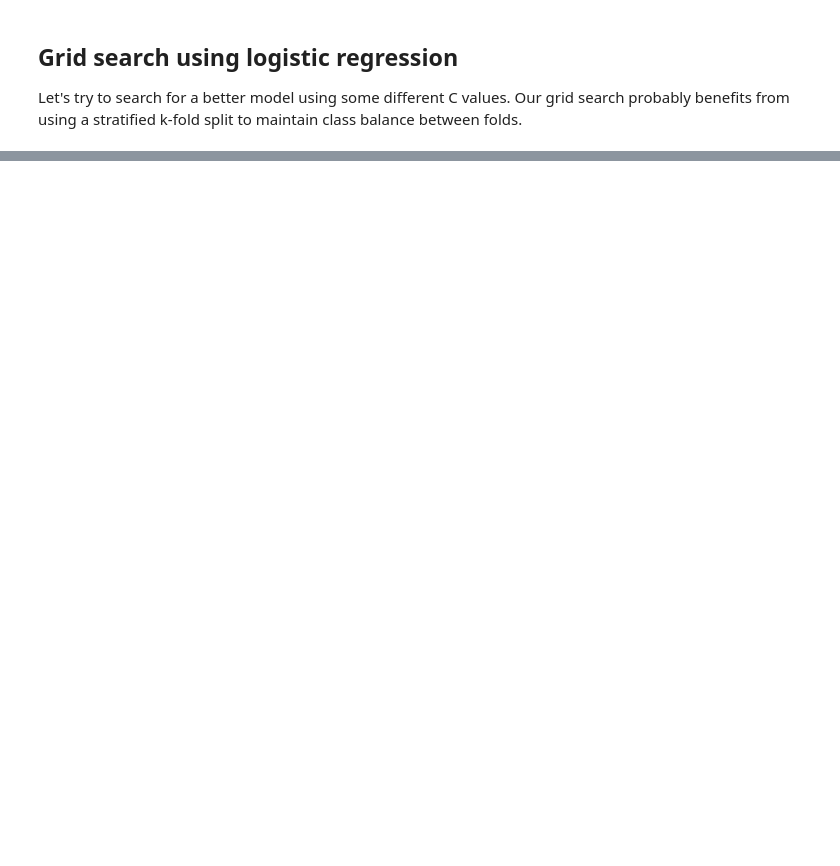
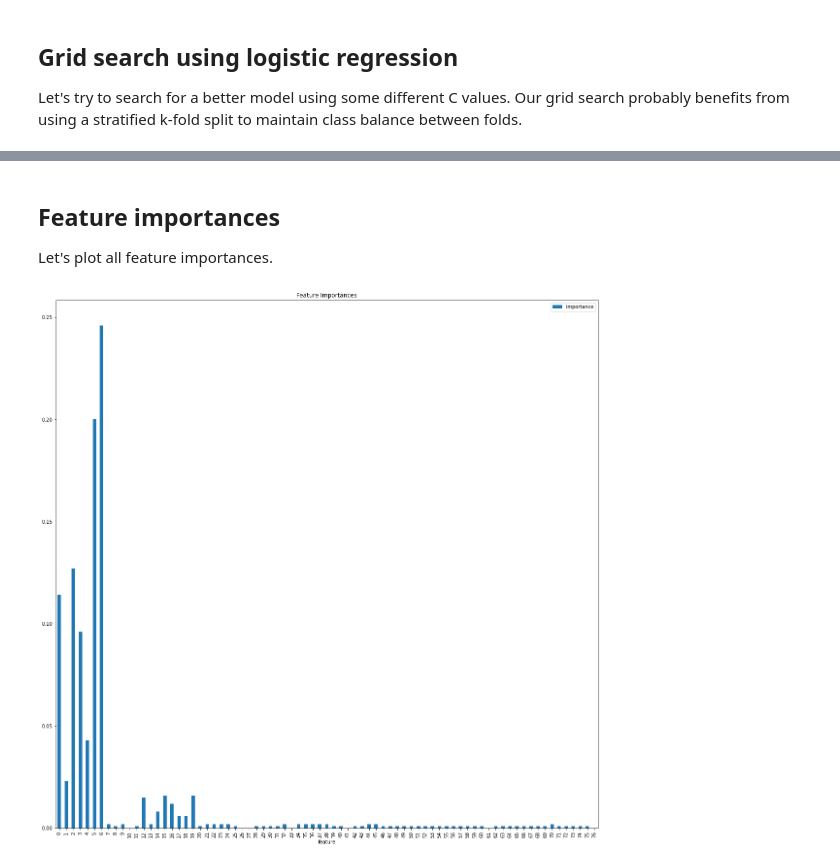
Before and after one commit to MAllport/tdt05, a Jupyter notebook: long.ipynb, the cells around one changed output, grey strips where cells are left out. Cells and saved outputs as stored; diff of their text form; code cells hidden in the pictures; blank space fills up the shorter version.

```diff
--- a/long.ipynb
+++ b/long.ipynb
@@ -327,13 +364,12 @@ The search yields no better results than our baseline, so we move on to a differ
 # %%
-from sklearn.svm import SVC
+from sklearn.ensemble import AdaBoostClassifier
 
-svc = make_pipeline(
+ada = make_pipeline(
     RandomOverSampler(random_state=0),
-    SVC(kernel="linear", C=0.025),
+    AdaBoostClassifier(random_state=0, n_estimators=50, learning_rate=1),
 )
 
+ada.fit(X_train, y_train)
 
-svc.fit(X_train, y_train)
-
-evaluate_model(y_test, svc.predict(X_test))
+evaluate_model(ada, X_test, y_test)
 # %% [output]
@@ -438,0 +485,14 @@ weighted avg       0.80      0.69      0.72     10000
+# %% [markdown]
+## Feature importances
+Let's plot all feature importances.
+# %%
+importances = model.named_steps['adaboostclassifier'].feature_importances_
+
+feat_imp = pd.DataFrame({'importance':importances})
+feat_imp['feature'] = X_train.columns
+
+feat_imp = feat_imp.set_index('feature', drop=True)
+feat_imp.plot.bar(title="Feature Importances", figsize=(20,20))
+plt.show()
+# %% [output]
+[figure, added]
```
Also changed, not shown: parts of 40 cells of this notebook, 1 other file.
